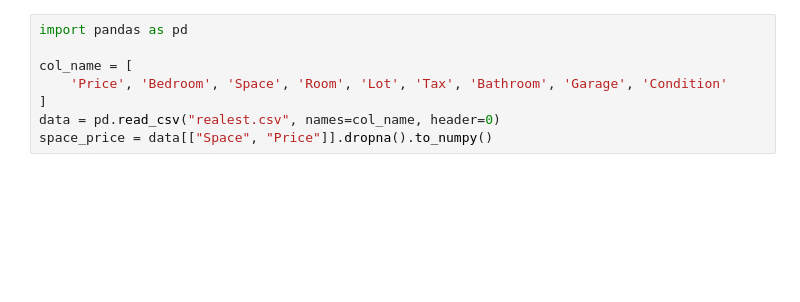
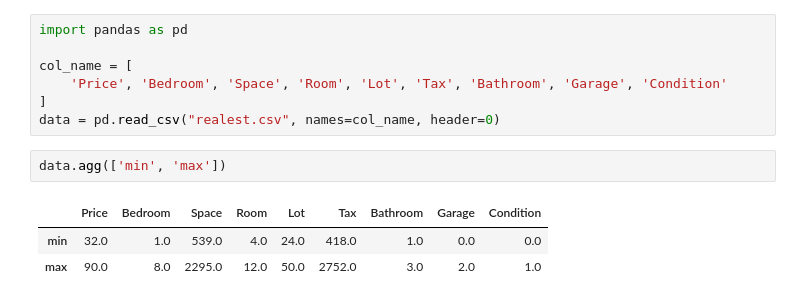
Before and after one commit to PavloMyrotiuk/stat451, a Jupyter notebook: gd/gd_visual.ipynb, the cells around one changed output. Saved outputs shown, nothing was run; the diff lists cells and outputs as text; blank space fills up the shorter version.

```diff
--- a/gd/gd_visual.ipynb
+++ b/gd/gd_visual.ipynb
@@ -5,4 +5,9 @@ col_name = [
     'Price', 'Bedroom', 'Space', 'Room', 'Lot', 'Tax', 'Bathroom', 'Garage', 'Condition'
 ]
 data = pd.read_csv("realest.csv", names=col_name, header=0)
-space_price = data[["Space", "Price"]].dropna().to_numpy()
+# %%
+data.agg(['min', 'max'])
+# %% [output]
+|  | Price | Bedroom | Space | Room | Lot | Tax | Bathroom | Garage | Condition |
+| min | 32.0 | 1.0 | 539.0 | 4.0 | 24.0 | 418.0 | 1.0 | 0.0 | 0.0 |
+| max | 90.0 | 8.0 | 2295.0 | 12.0 | 50.0 | 2752.0 | 3.0 | 2.0 | 1.0 |
```
Also changed, not shown: parts of 9 cells of this notebook, 1 other file.
